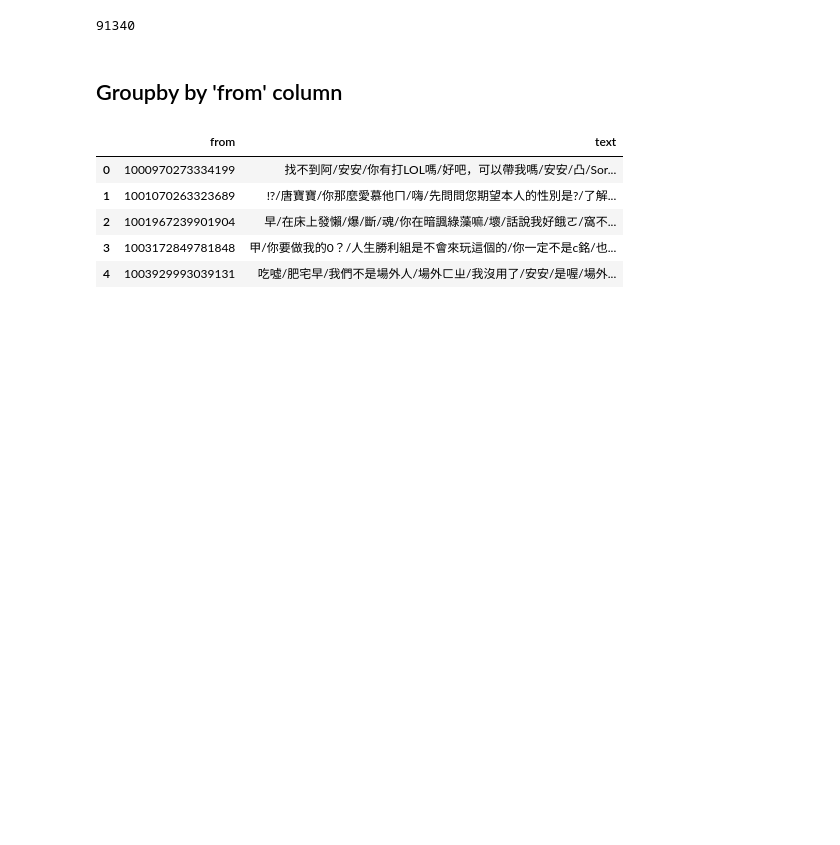
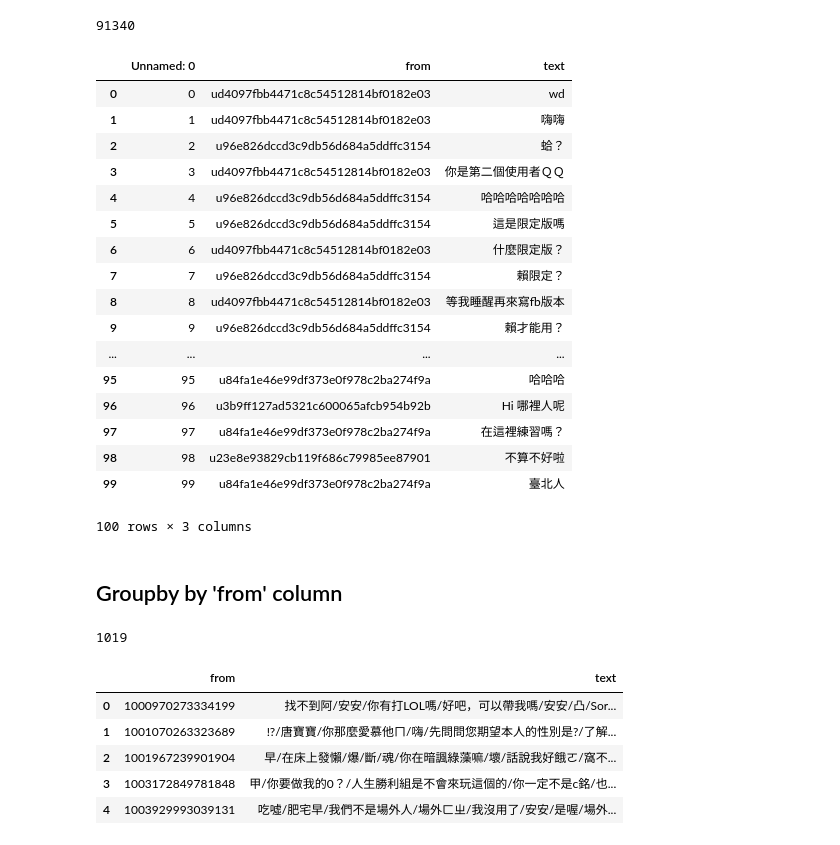
Before and after one commit to tan-i-ham/gp_new, a Jupyter notebook: df_small.ipynb, the cells around one changed output. Drawn from its saved outputs; the diff is of its cells as text; code cells hidden in the pictures; blank space fills up the shorter version.

```diff
--- a/df_small.ipynb
+++ b/df_small.ipynb
@@ -235,10 +218,35 @@ df.head()
 len(df)
 # %% [output]
 91340
+# %%
+test_df = df.head(100)
+test_df
+# %% [output]
+|  | Unnamed: 0 | from | text |
+| 0 | 0 | ud4097fbb4471c8c54512814bf0182e03 | wd |
+| 1 | 1 | ud4097fbb4471c8c54512814bf0182e03 | 嗨嗨 |
+| 2 | 2 | u96e826dccd3c9db56d684a5ddffc3154 | 蛤？ |
+| 3 | 3 | ud4097fbb4471c8c54512814bf0182e03 | 你是第二個使用者ＱＱ |
+| 4 | 4 | u96e826dccd3c9db56d684a5ddffc3154 | 哈哈哈哈哈哈哈 |
+| 5 | 5 | u96e826dccd3c9db56d684a5ddffc3154 | 這是限定版嗎 |
+| 6 | 6 | ud4097fbb4471c8c54512814bf0182e03 | 什麼限定版？ |
+| 7 | 7 | u96e826dccd3c9db56d684a5ddffc3154 | 賴限定？ |
+| 8 | 8 | ud4097fbb4471c8c54512814bf0182e03 | 等我睡醒再來寫fb版本 |
+| 9 | 9 | u96e826dccd3c9db56d684a5ddffc3154 | 賴才能用？ |
+| ... | ... | ... | ... |
+| 95 | 95 | u84fa1e46e99df373e0f978c2ba274f9a | 哈哈哈 |
+| 96 | 96 | u3b9ff127ad5321c600065afcb954b92b | Hi 哪裡人呢 |
+| 97 | 97 | u84fa1e46e99df373e0f978c2ba274f9a | 在這裡練習嗎？ |
+| 98 | 98 | u23e8e93829cb119f686c79985ee87901 | 不算不好啦 |
+| 99 | 99 | u84fa1e46e99df373e0f978c2ba274f9a | 臺北人 |
+100 rows × 3 columns
 # %% [markdown]
 ## Groupby by 'from' column
 # %%
 grouped_data = df.groupby('from')['text'].apply(lambda x: '/'.join(x)).reset_index()
+len(grouped_data)
+# %% [output]
+1019
 # %%
 test= grouped_data.head(100)
 # %%
```
Also changed, not shown: parts of 18 cells of this notebook, 6 other files.
